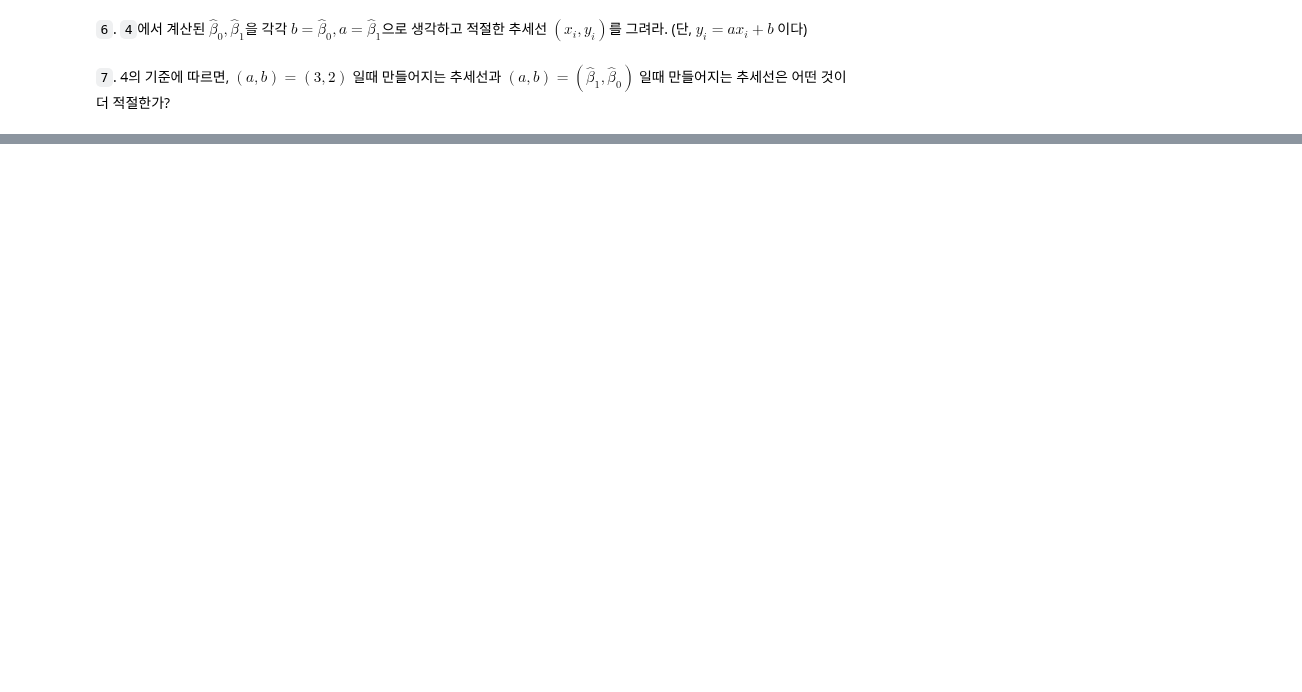
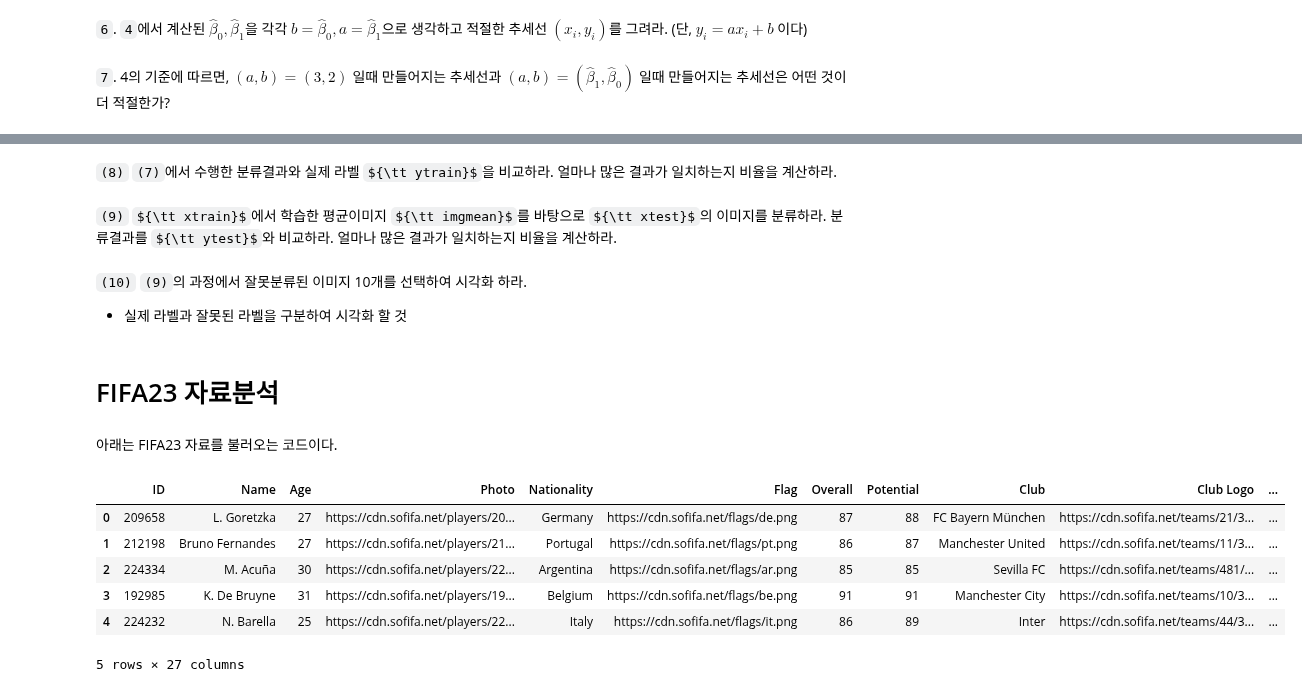
Before and after one commit to guebin/PP2023, a Jupyter notebook: posts/02_PY4DS/2023-05-01-9wk-1.ipynb, the cells around one changed output, grey strips where cells are left out. Cells and saved outputs as stored; diff of their text form; code cells hidden in the pictures; some formulas as TeX source; blank space fills up the shorter version.

```diff
--- a/posts/02_PY4DS/2023-05-01-9wk-1.ipynb
+++ b/posts/02_PY4DS/2023-05-01-9wk-1.ipynb
@@ -147,0 +218,23 @@ sum((loss.argmin(axis=1) == y_train))/ len(y_train)
+# %% [markdown]
+`(8)` `(7)`에서 수행한 분류결과와 실제 라벨 ${\tt ytrain}$을 비교하라. 얼마나 많은 결과가 일치하는지 비율을 계산하라.
+# %% [markdown]
+`(9)` ${\tt xtrain}$에서 학습한 평균이미지 ${\tt imgmean}$를 바탕으로 ${\tt xtest}$의 이미지를 분류하라. 분류결과를 ${\tt ytest}$와 비교하라. 얼마나 많은 결과가 일치하는지 비율을 계산하라.
+# %% [markdown]
+`(10)` `(9)`의 과정에서 잘못분류된 이미지 10개를 선택하여 시각화 하라.
+
+- 실제 라벨과 잘못된 라벨을 구분하여 시각화 할 것
+# %% [markdown]
+# FIFA23 자료분석
+# %% [markdown]
+아래는 FIFA23 자료를 불러오는 코드이다.
+# %%
+df=pd.read_csv('https://raw.githubusercontent.com/guebin/DV2022/master/posts/FIFA23_official_data.csv').drop(columns=['Loaned From', 'Best Overall Rating']).dropna()
+df.head()
+# %% [output]
+|  | ID | Name | Age | Photo | Nationality | Flag | Overall | Potential | Club | Club Logo | ... |
+| 0 | 209658 | L. Goretzka | 27 | https://cdn.sofifa.net/players/20... | Germany | https://cdn.sofifa.net/flags/de.png | 87 | 88 | FC Bayern München | https://cdn.sofifa.net/teams/21/3... | ... |
+| 1 | 212198 | Bruno Fernandes | 27 | https://cdn.sofifa.net/players/21... | Portugal | https://cdn.sofifa.net/flags/pt.png | 86 | 87 | Manchester United | https://cdn.sofifa.net/teams/11/3... | ... |
+| 2 | 224334 | M. Acuña | 30 | https://cdn.sofifa.net/players/22... | Argentina | https://cdn.sofifa.net/flags/ar.png | 85 | 85 | Sevilla FC | https://cdn.sofifa.net/teams/481/... | ... |
+| 3 | 192985 | K. De Bruyne | 31 | https://cdn.sofifa.net/players/19... | Belgium | https://cdn.sofifa.net/flags/be.png | 91 | 91 | Manchester City | https://cdn.sofifa.net/teams/10/3... | ... |
+| 4 | 224232 | N. Barella | 25 | https://cdn.sofifa.net/players/22... | Italy | https://cdn.sofifa.net/flags/it.png | 86 | 89 | Inter | https://cdn.sofifa.net/teams/44/3... | ... |
+5 rows × 27 columns
```
Also changed, not shown: parts of 45 cells of this notebook.
